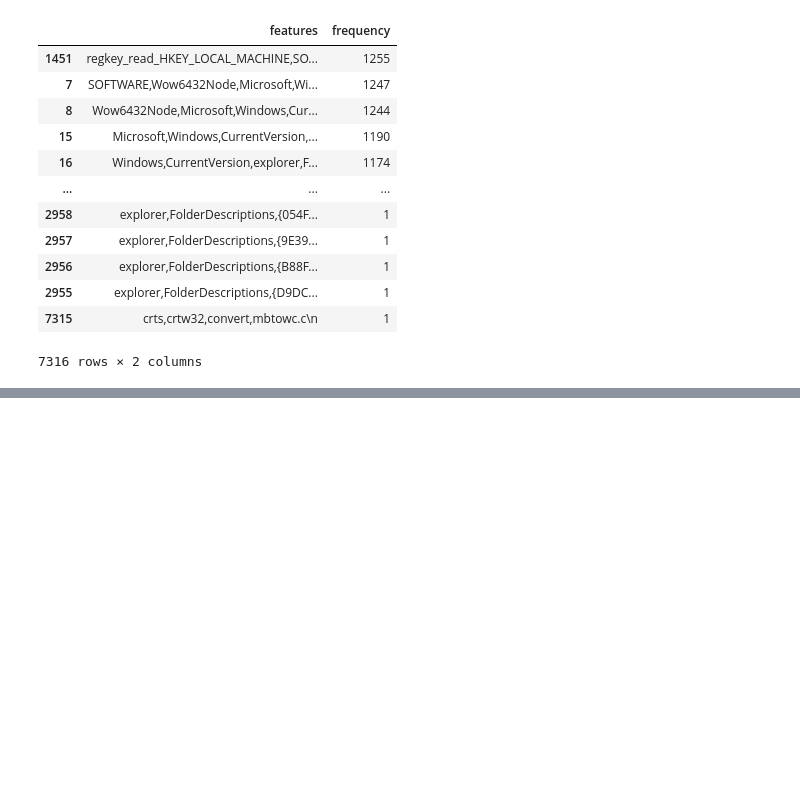
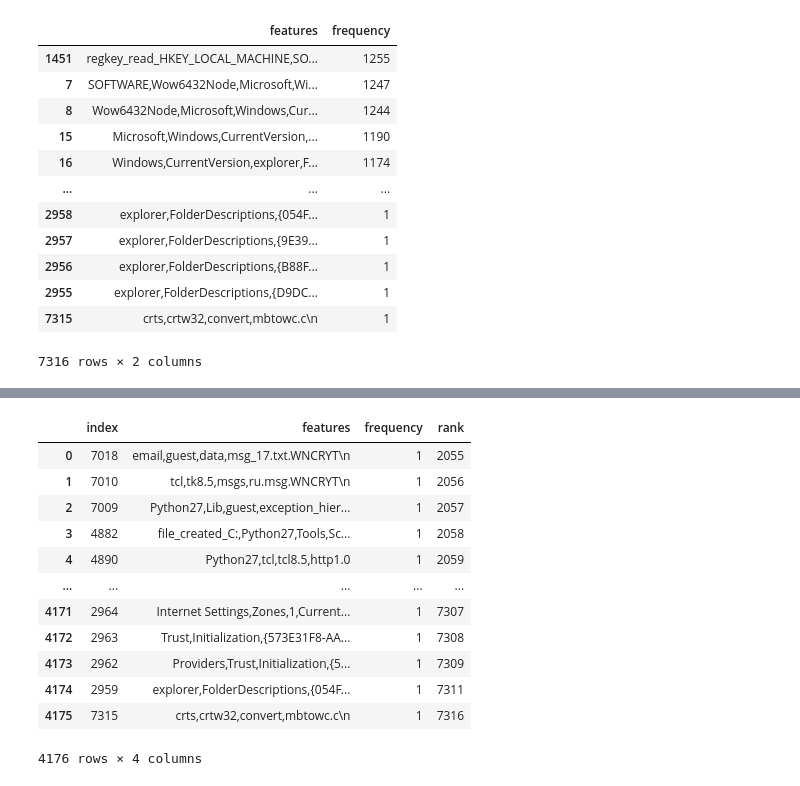
Before and after one commit to Wapiti08/Algorithms_on_Feature_Engineering, a Jupyter notebook: N-Gram.ipynb, the cells around one changed output, grey strips where cells are left out. Cells and saved outputs as stored; diff of their text form; code cells hidden in the pictures; blank space fills up the shorter version.

```diff
--- a/N-Gram.ipynb
+++ b/N-Gram.ipynb
@@ -274,0 +405,16 @@ fd_ran_four[~fd_ran_four.features.isin(fd_nor_four['features'])].reset_index()
+# %%
+fd_ran_four[~fd_ran_four.features.isin(fd_nor_four['features'])][fd_ran_four['frequency']==1].reset_index()
+# %% [output]
+|  | index | features | frequency | rank |
+| 0 | 7018 | email,guest,data,msg_17.txt.WNCRYT\n | 1 | 2055 |
+| 1 | 7010 | tcl,tk8.5,msgs,ru.msg.WNCRYT\n | 1 | 2056 |
+| 2 | 7009 | Python27,Lib,guest,exception_hier... | 1 | 2057 |
+| 3 | 4882 | file_created_C:,Python27,Tools,Sc... | 1 | 2058 |
+| 4 | 4890 | Python27,tcl,tcl8.5,http1.0 | 1 | 2059 |
+| ... | ... | ... | ... | ... |
+| 4171 | 2964 | Internet Settings,Zones,1,Current... | 1 | 7307 |
+| 4172 | 2963 | Trust,Initialization,{573E31F8-AA... | 1 | 7308 |
+| 4173 | 2962 | Providers,Trust,Initialization,{5... | 1 | 7309 |
+| 4174 | 2959 | explorer,FolderDescriptions,{054F... | 1 | 7311 |
+| 4175 | 7315 | crts,crtw32,convert,mbtowc.c\n | 1 | 7316 |
+4176 rows × 4 columns
```
Also changed, not shown: parts of 21 cells of this notebook, 1 other file.
